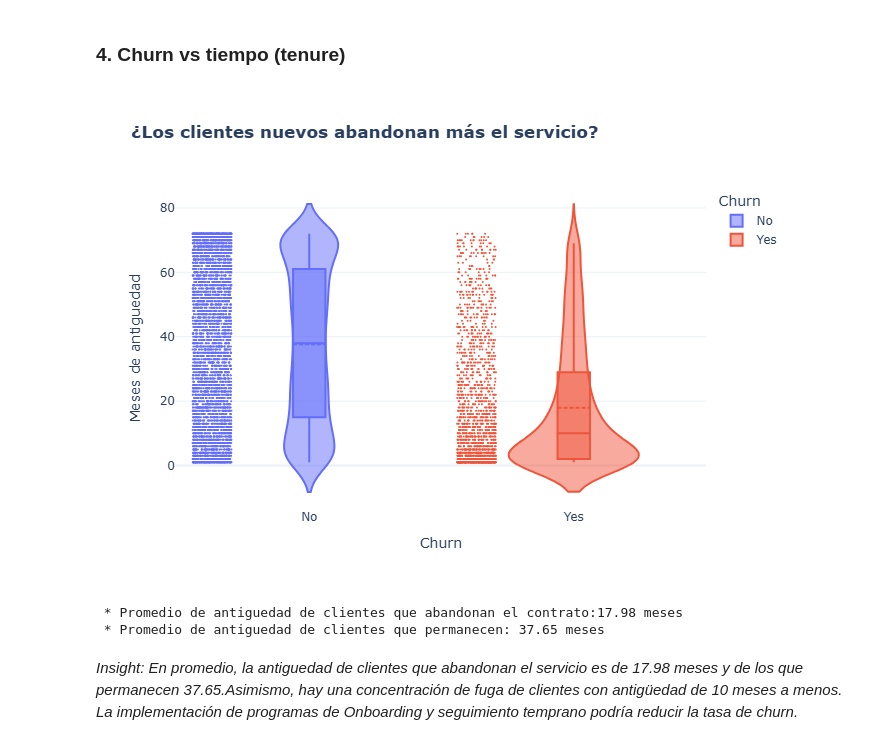
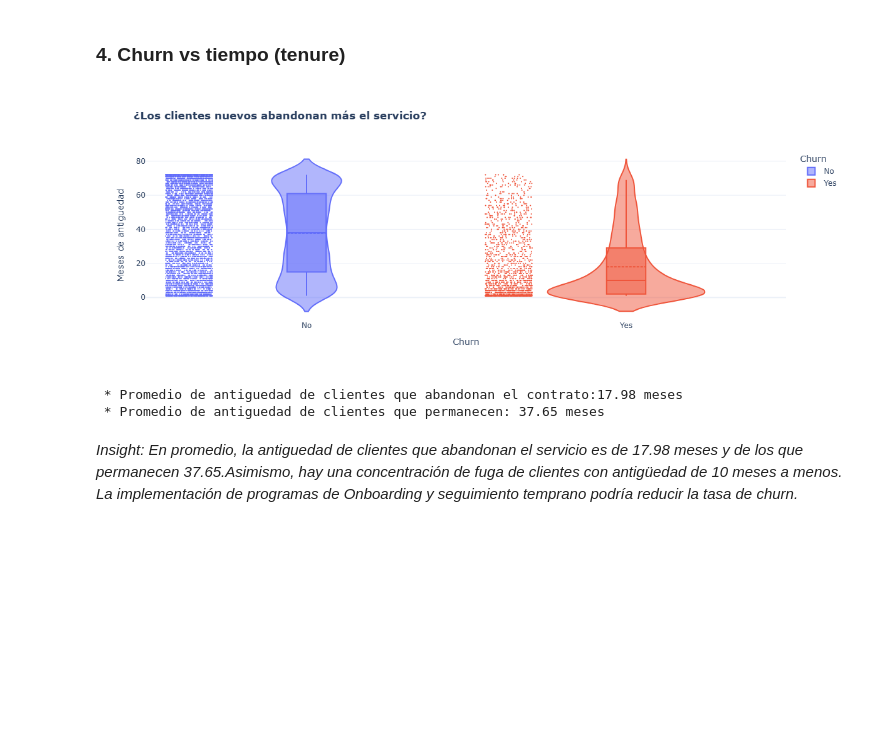
Before and after one commit to bryanventura-data/Analysis-Telco-Customer-Churn, a Jupyter notebook: Limpieza y análisis EDA.ipynb, the cells around one changed output. Drawn from its saved outputs; the diff is of its cells as text; code cells hidden in the pictures; blank space fills up the shorter version.

```diff
--- a/Limpieza y análisis EDA.ipynb
+++ b/Limpieza y análisis EDA.ipynb
@@ -301,24 +301,24 @@ print(f" * El promedio de pago mensual de clientes que permanecen: {promedio_no}
 # %%
 fig4_violin = px.violin(df,
                        x = "Churn",
                        y = "tenure",
                        color = "Churn",
                        template="plotly_white",
                         points = "all",
                        box = True,
                        labels = {"tenure":"Meses de antiguedad"},
                        title = "<b>¿Los clientes nuevos abandonan más el servicio?<b>",
                        width = 1000,
                        height = 500)
 fig4_violin.update_traces(meanline_visible = True, marker = dict(size = 2))
-display(fig4_violin)
+fig4_violin.show(renderer = "png", width = 1200, height = 450)
 
 Promedio_tenure_si = df[df["Churn"] == "Yes"]["tenure"].mean().round(2)
 Promedio_tenure_no = df[df["Churn"] == "No"]["tenure"].mean().round(2)
 print(f" * Promedio de antiguedad de clientes que abandonan el contrato:{Promedio_tenure_si} meses")
 print(f" * Promedio de antiguedad de clientes que permanecen: {Promedio_tenure_no} meses")
 # %% [output]
-[figure, old version]
+[figure, new version]
  * Promedio de antiguedad de clientes que abandonan el contrato:17.98 meses
  * Promedio de antiguedad de clientes que permanecen: 37.65 meses
 # %% [markdown]
```
Also changed, not shown: parts of 5 cells of this notebook.
